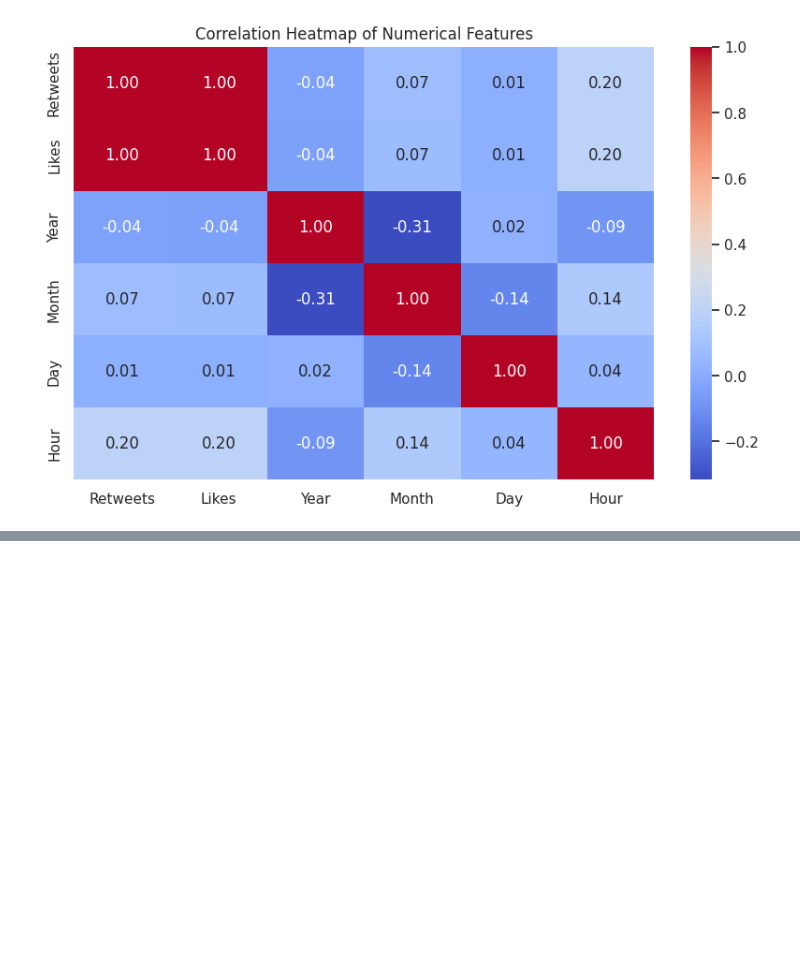
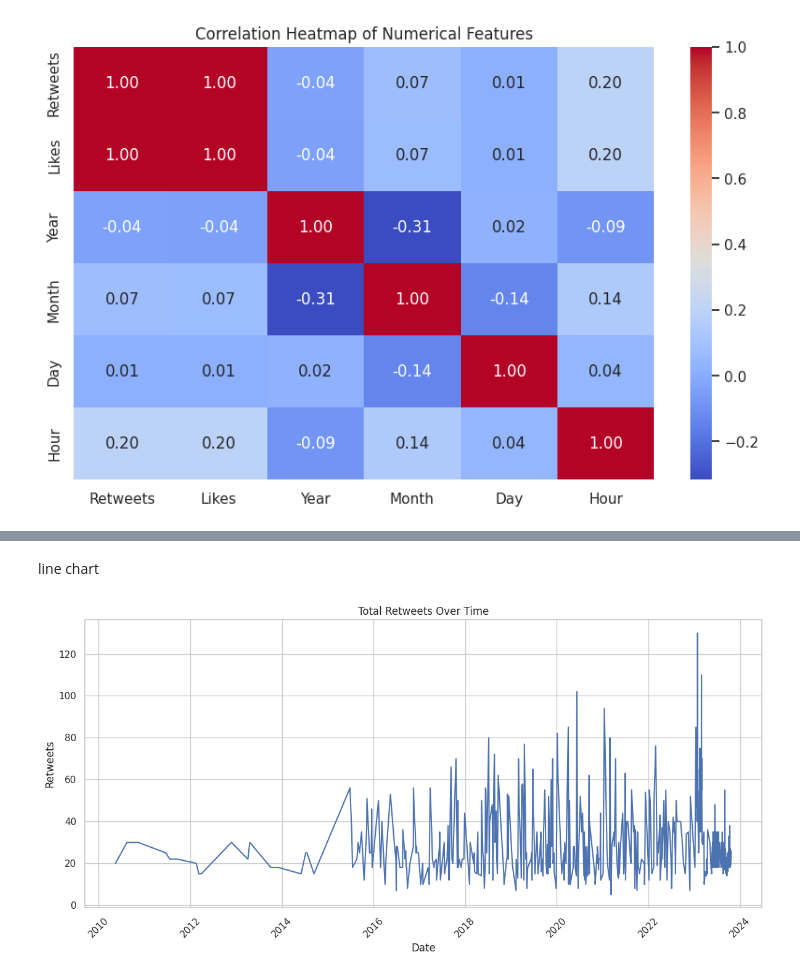
Before and after one commit to tyagiji84/INITIAL_CODES, a Jupyter notebook: Untitled7.ipynb, the cells around one changed output, grey strips where cells are left out. Drawn from its saved outputs; the diff is of its cells as text; code cells hidden in the pictures; blank space fills up the shorter version.

```diff
--- a/Untitled7.ipynb
+++ b/Untitled7.ipynb
@@ -108,0 +134,18 @@ plt.show()
+# %% [markdown]
+line chart
+# %%
+df['Date'] = pd.to_datetime(df[['Year', 'Month', 'Day']])
+
+
+daily_retweets = df.groupby('Date')['Retweets'].sum().reset_index()
+
+plt.figure(figsize=(12, 6))
+sns.lineplot(data=daily_retweets, x='Date', y='Retweets')
+plt.title('Total Retweets Over Time')
+plt.ylabel('Retweets')
+plt.xlabel('Date')
+plt.xticks(rotation=45)
+plt.tight_layout()
+plt.show()
+# %% [output]
+[figure, added]
```
Also changed, not shown: parts of 14 cells of this notebook.
